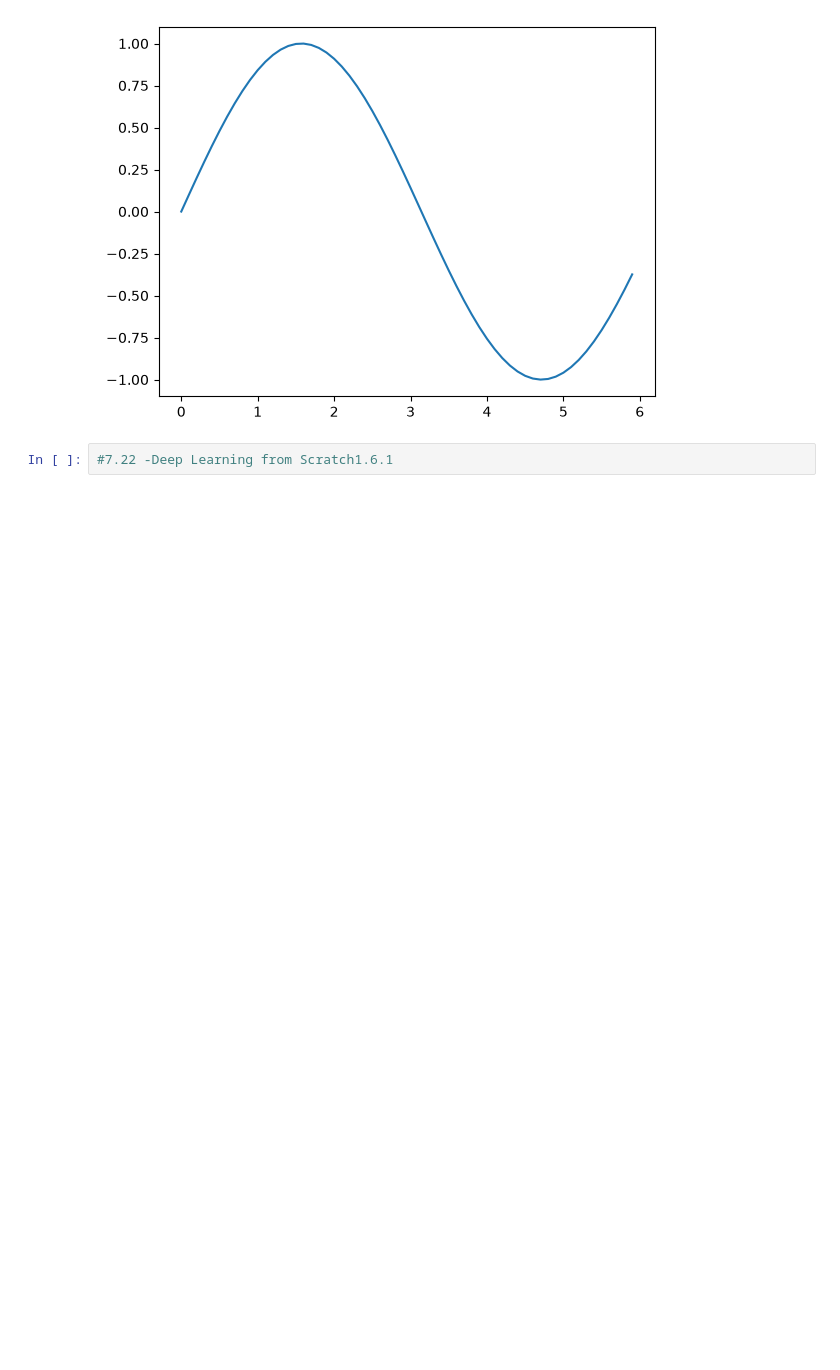
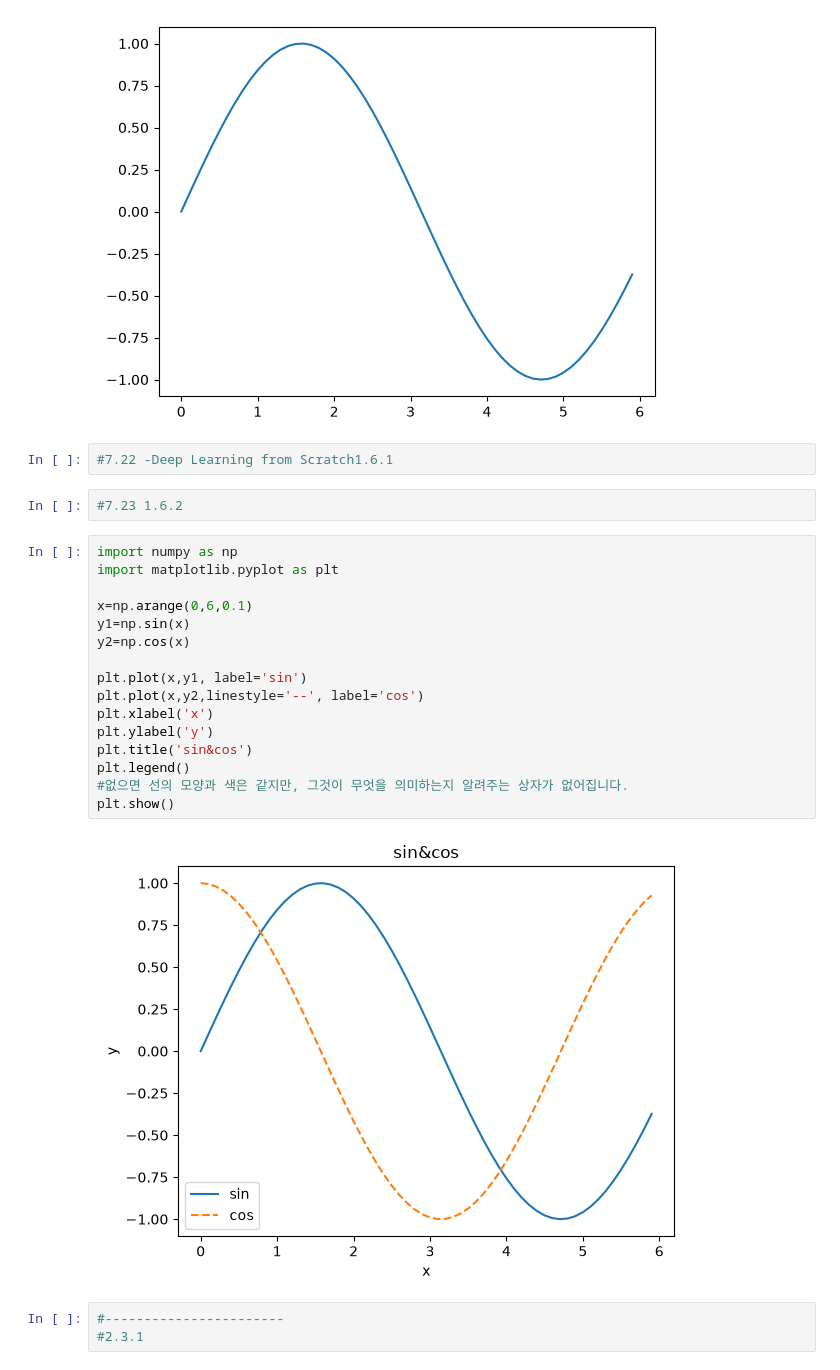
Before and after one commit to idfunnytaim-svg/DeepLearningfromScratch-study, a Jupyter notebook: 0721.ipynb, the cells around one changed output. Cells and saved outputs as stored; diff of their text form; blank space fills up the shorter version.

```diff
--- a/0721.ipynb
+++ b/0721.ipynb
@@ -178,3 +178,26 @@ Matplotlib is building the font cache; this may take a moment.
 [figure]
 # %%
 #7.22 -Deep Learning from Scratch1.6.1
+# %%
+#7.23 1.6.2
+# %%
+import numpy as np
+import matplotlib.pyplot as plt
+
+x=np.arange(0,6,0.1)
+y1=np.sin(x)
+y2=np.cos(x)
+
+plt.plot(x,y1, label='sin')
+plt.plot(x,y2,linestyle='--', label='cos')
+plt.xlabel('x')
+plt.ylabel('y')
+plt.title('sin&cos')
+plt.legend()
+#없으면 선의 모양과 색은 같지만, 그것이 무엇을 의미하는지 알려주는 상자가 없어집니다.
+plt.show()
+# %% [output]
+[figure, added]
+# %%
+#-----------------------
+#2.3.1
```
Also changed, not shown: parts of 6 cells of this notebook.
